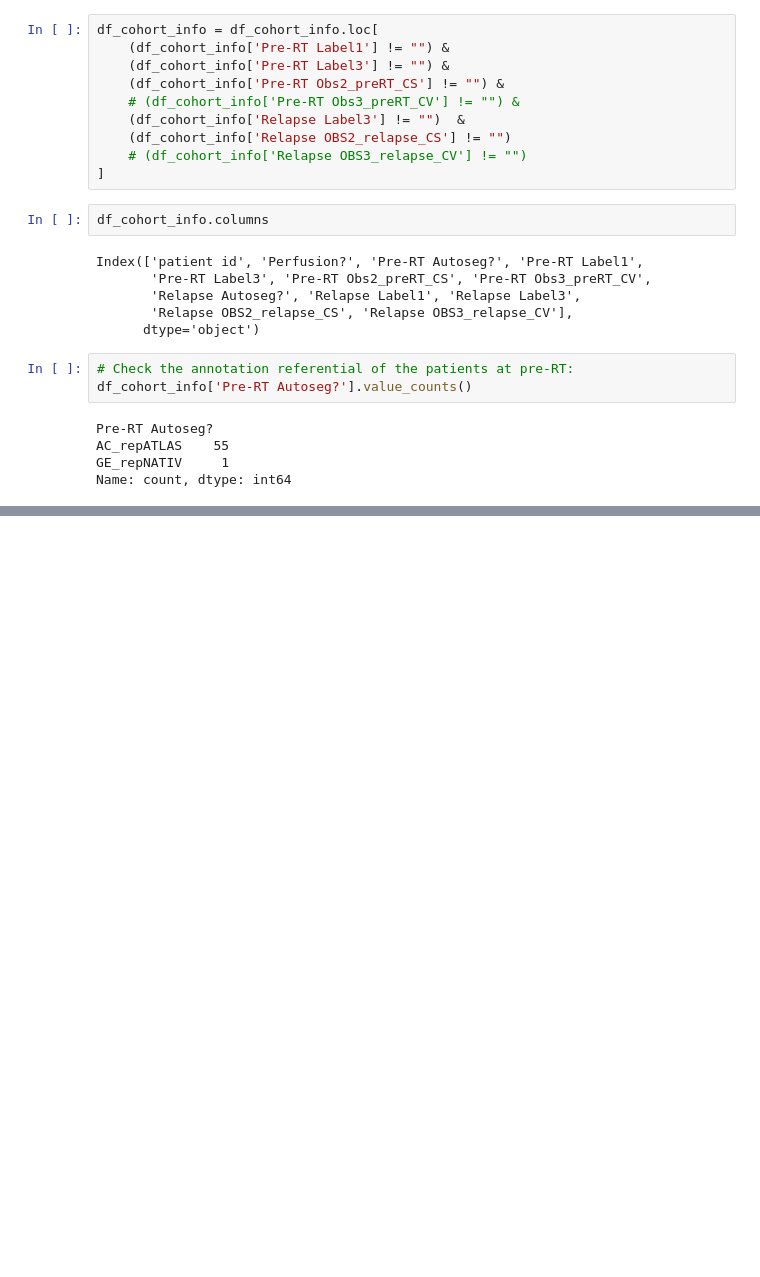
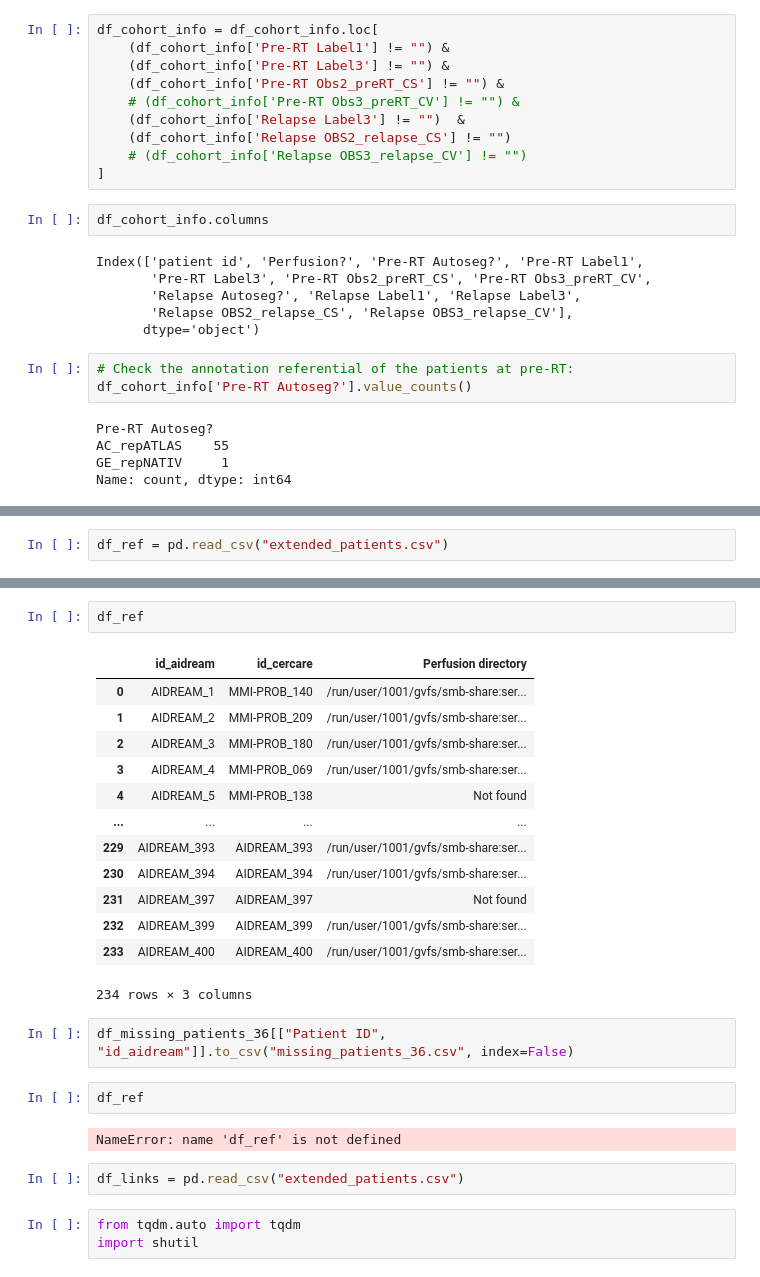
Before and after one commit to maichi98/RELAPSE_PREDICTION, a Jupyter notebook: notebooks/create_raw_aidream_data_folder.ipynb, the cells around one changed output, grey strips where cells are left out. Saved outputs shown, nothing was run; the diff lists cells and outputs as text; blank space fills up the shorter version.

```diff
--- a/notebooks/create_raw_aidream_data_folder.ipynb
+++ b/notebooks/create_raw_aidream_data_folder.ipynb
@@ -199,0 +201,2 @@ Name: count, dtype: int64
+# %%
+df_ref = pd.read_csv("extended_patients.csv")
@@ -199,0 +209,27 @@ Name: count, dtype: int64
+# %%
+df_ref
+# %% [output]
+|  | id_aidream | id_cercare | Perfusion directory |
+| 0 | AIDREAM_1 | MMI-PROB_140 | /run/user/1001/gvfs/smb-share:ser... |
+| 1 | AIDREAM_2 | MMI-PROB_209 | /run/user/1001/gvfs/smb-share:ser... |
+| 2 | AIDREAM_3 | MMI-PROB_180 | /run/user/1001/gvfs/smb-share:ser... |
+| 3 | AIDREAM_4 | MMI-PROB_069 | /run/user/1001/gvfs/smb-share:ser... |
+| 4 | AIDREAM_5 | MMI-PROB_138 | Not found |
+| ... | ... | ... | ... |
+| 229 | AIDREAM_393 | AIDREAM_393 | /run/user/1001/gvfs/smb-share:ser... |
+| 230 | AIDREAM_394 | AIDREAM_394 | /run/user/1001/gvfs/smb-share:ser... |
+| 231 | AIDREAM_397 | AIDREAM_397 | Not found |
+| 232 | AIDREAM_399 | AIDREAM_399 | /run/user/1001/gvfs/smb-share:ser... |
+| 233 | AIDREAM_400 | AIDREAM_400 | /run/user/1001/gvfs/smb-share:ser... |
+234 rows × 3 columns
+# %%
+df_missing_patients_36[["Patient ID", "id_aidream"]].to_csv("missing_patients_36.csv", index=False)
+# %%
+df_ref
+# %% [output]
+NameError: name 'df_ref' is not defined
+# %%
+df_links = pd.read_csv("extended_patients.csv")
+# %%
+from tqdm.auto import tqdm
+import shutil
```
Also changed, not shown: parts of 11 cells of this notebook, 20 other files.
